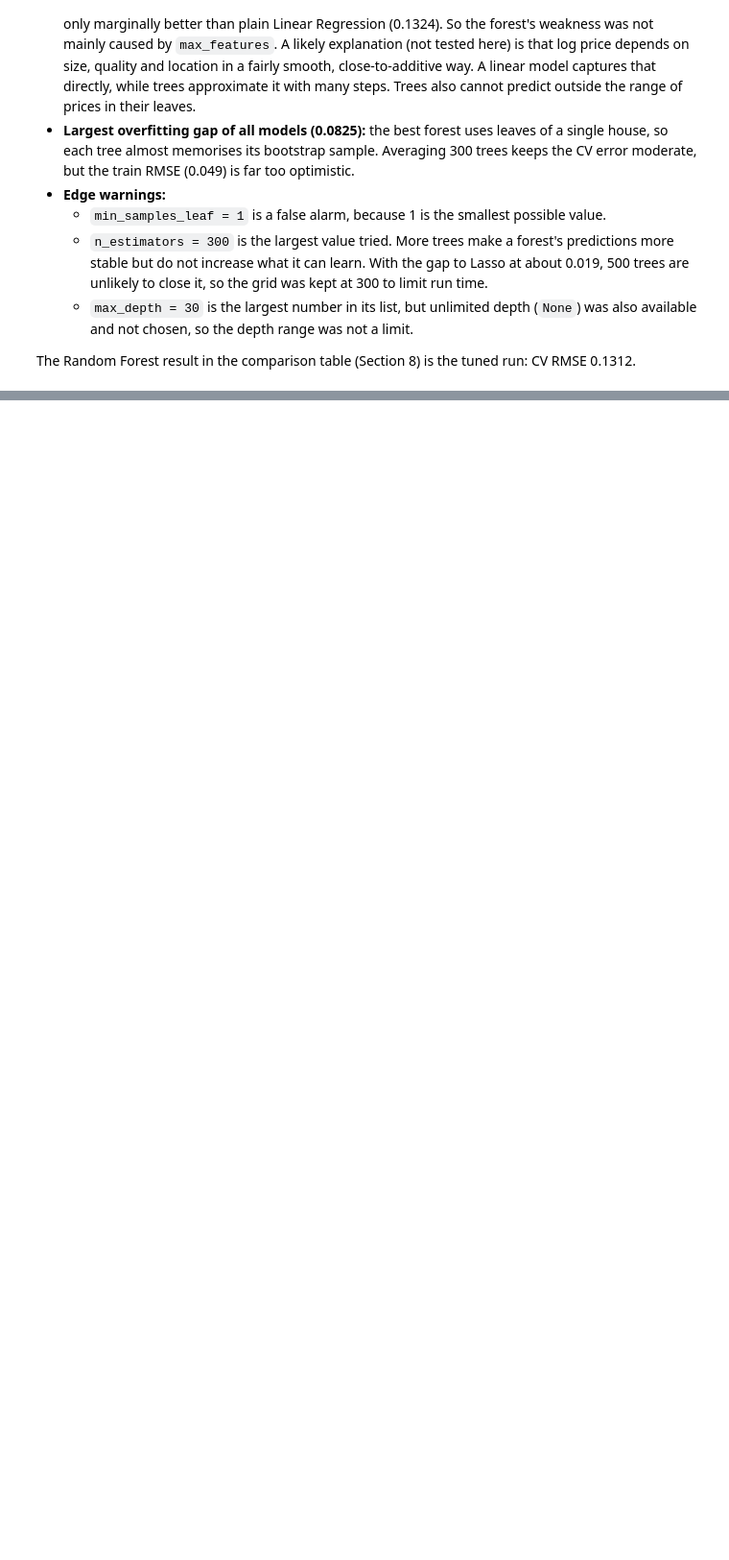
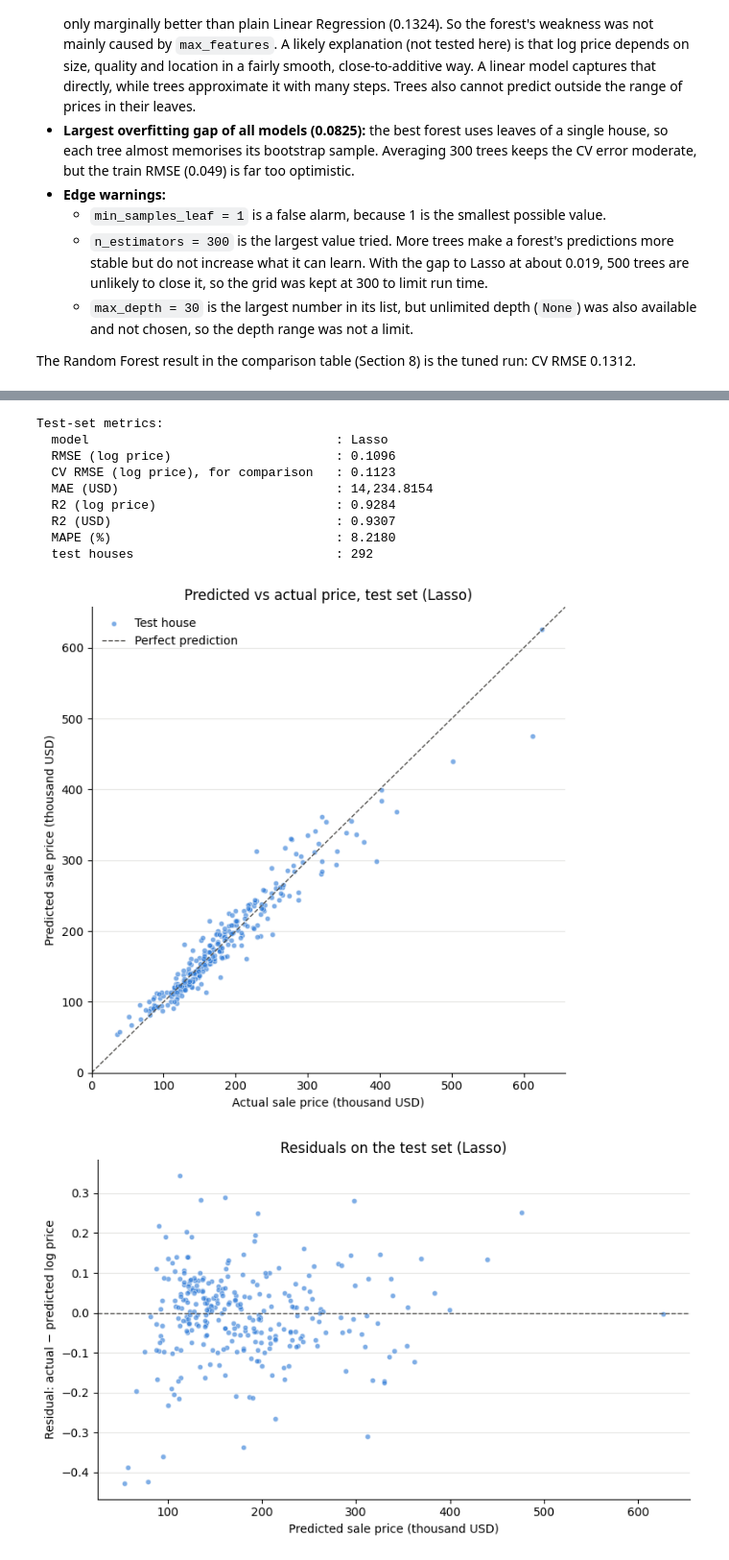
Before and after one commit to Nabhya009/Machine-Learning-project, a Jupyter notebook: notebooks/02_modelling.ipynb, the cells around one changed output, grey strips where cells are left out. Shown at 96% size. Saved outputs shown, nothing was run; the diff lists cells and outputs as text; code cells hidden in the pictures; blank space fills up the shorter version.

```diff
--- a/notebooks/02_modelling.ipynb
+++ b/notebooks/02_modelling.ipynb
@@ -1136,0 +1468,72 @@ The Random Forest result in the comparison table (Section 8) is the tuned run: C
+# %%
+# The ONLY use of the test set: predict with the selected model, refitted on all training houses.
+final_model = best_pipeline
+y_pred_log = final_model.predict(X_test)
+
+# Back to dollars for the dollar-based metrics and plots.
+price_true = np.expm1(y_test)
+price_pred = np.expm1(y_pred_log)
+
+test_metrics = {
+    "model": BEST_MODEL_NAME,
+    "RMSE (log price)": root_mean_squared_error(y_test, y_pred_log),
+    "CV RMSE (log price), for comparison": cv_table.loc[BEST_MODEL_NAME, "CV RMSE"],
+    "MAE (USD)": mean_absolute_error(price_true, price_pred),
+    "R2 (log price)": r2_score(y_test, y_pred_log),
+    "R2 (USD)": r2_score(price_true, price_pred),
+    "MAPE (%)": 100 * mean_absolute_percentage_error(price_true, price_pred),
+    "test houses": len(y_test),
+}
+pd.DataFrame([test_metrics]).round(4).to_csv("outputs/results/test_metrics.csv", index=False)
+print("Test-set metrics:")
+for metric, value in test_metrics.items():
+    print(f"  {metric:<38}: {value:,.4f}" if isinstance(value, float) else f"  {metric:<38}: {value}")
+
+# Predicted vs actual price (dollars). The diagonal is a perfect prediction.
+fig, ax = plt.subplots(figsize=(6.5, 6.5))
+ax.scatter(price_true / 1000, price_pred / 1000, s=20, alpha=0.6, color=COLOR_CV,
+           edgecolor="white", linewidth=0.5, label="Test house")
+lims = [0, max(price_true.max(), price_pred.max()) / 1000 * 1.05]
+ax.plot(lims, lims, color="#52514e", linestyle="--", linewidth=1, label="Perfect prediction")
+ax.set_xlim(lims)
+ax.set_ylim(lims)
+ax.set_xlabel("Actual sale price (thousand USD)")
+ax.set_ylabel("Predicted sale price (thousand USD)")
+ax.set_title(f"Predicted vs actual price, test set ({BEST_MODEL_NAME})")
+ax.legend(frameon=False, loc="upper left")
+style_axes(ax)
+fig.tight_layout()
+fig.savefig("outputs/figures/predicted_vs_actual_test.png", dpi=150)
+plt.show()
+
+# Residuals on the log scale (= approximate relative error) against the predicted price.
+residuals = y_test - y_pred_log
+fig, ax = plt.subplots(figsize=(8, 5))
+ax.scatter(price_pred / 1000, residuals, s=20, alpha=0.6, color=COLOR_CV,
+           edgecolor="white", linewidth=0.5)
+ax.axhline(0, color="#52514e", linestyle="--", linewidth=1)
+ax.set_xlabel("Predicted sale price (thousand USD)")
+ax.set_ylabel("Residual: actual − predicted log price")
+ax.set_title(f"Residuals on the test set ({BEST_MODEL_NAME})")
+style_axes(ax)
+fig.tight_layout()
+fig.savefig("outputs/figures/residuals_test.png", dpi=150)
+plt.show()
+
+# The largest misses, to discuss in the article (positive residual = model under-predicted).
+worst = pd.DataFrame({"actual (USD)": price_true.round(0), "predicted (USD)": price_pred.round(0),
+                      "log residual": residuals.round(3)}).reindex(residuals.abs().sort_values(ascending=False).index)
+print("\n5 largest test errors (Kaggle Id = row + 1):")
+print(worst.head(5).to_string())
+# %% [output]
+Test-set metrics:
+  model                                 : Lasso
+  RMSE (log price)                      : 0.1096
+  CV RMSE (log price), for comparison   : 0.1123
+  MAE (USD)                             : 14,234.8154
+  R2 (log price)                        : 0.9284
+  R2 (USD)                              : 0.9307
+  MAPE (%)                              : 8.2180
+  test houses                           : 292
+[figure, added]
+[figure, added]
```
Also changed, not shown: parts of 24 cells of this notebook, 17 other files.
